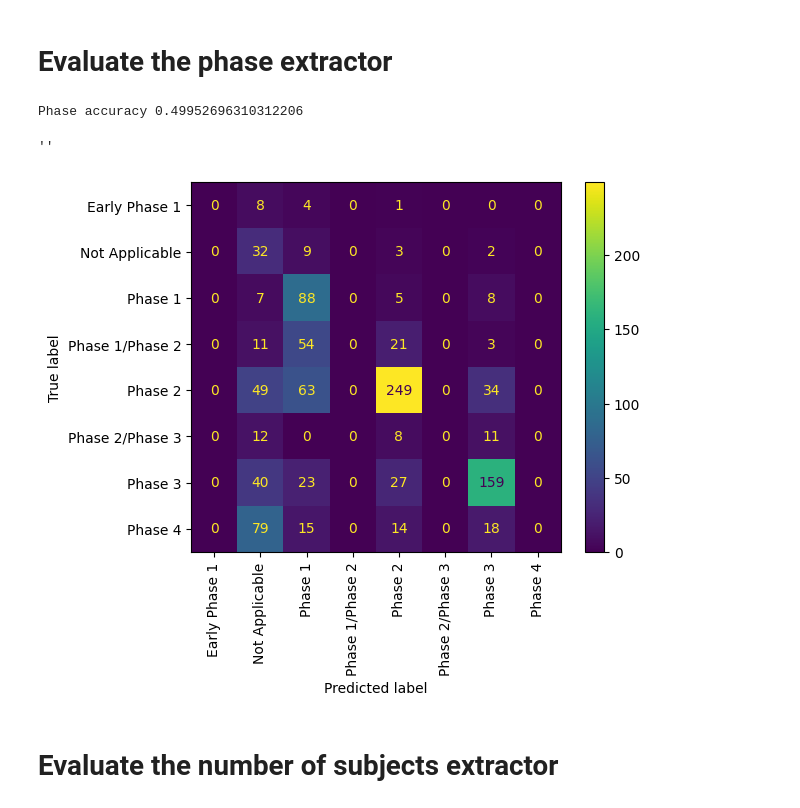
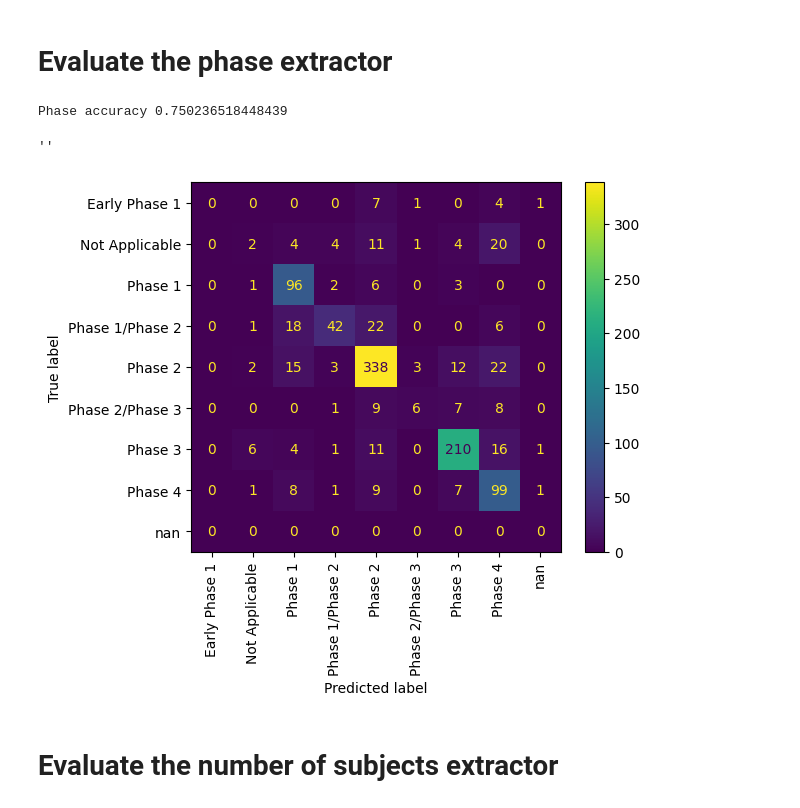
Before and after one commit to fastdatascience/clinical_trial_risk, a Jupyter notebook: validation/EvaluateExistingComponents_on_Ctgov_Val_dataset.ipynb, the cells around one changed output. Cells and saved outputs as stored; diff of their text form; code cells hidden in the pictures.

```diff
--- a/validation/EvaluateExistingComponents_on_Ctgov_Val_dataset.ipynb
+++ b/validation/EvaluateExistingComponents_on_Ctgov_Val_dataset.ipynb
@@ -18,6 +18,8 @@ import json
 sys.path.append('../front_end')
 
 df_annotations = pd.read_csv("../data/ctgov/annotations/all_annotations.csv")
+# %%
+REPO_DIR = os.getcwd() + "/../"
 # %%
 MODELS_DIR = REPO_DIR + '/front_end/models/'
 # %%
@@ -66,6 +91,7 @@ https://scikit-learn.org/stable/model_persistence.html#security-maintainability-
 pred_phase = []
 pred_sap =[]
 pred_num_subjects = []
+pred_num_arms = []
 with open("log_output.txt", "w", encoding="utf-8") as fl:
     def log(l):
         fl.write(l)
@@ -73,7 +99,7 @@ with open("log_output.txt", "w", encoding="utf-8") as fl:
     for i in range(len(df_val)):
         file_name = df_val.file.iloc[i]
 
-        with open("json/" + file_name + ".json", "r", encoding="utf-8") as f:
+        with open(REPO_DIR + "/data/ctgov/json/" + file_name + ".json", "r", encoding="utf-8") as f:
             pages = json.load(f)
 
         results = master_processor.process_protocol(
@@ -84,10 +110,12 @@ with open("log_output.txt", "w", encoding="utf-8") as fl:
         pred_phase.append(results[2]['prediction'])
         pred_sap.append(results[3]['prediction'])
         pred_num_subjects.append(results[5]['prediction'])
+        pred_num_arms.append(results[6]['prediction'])
 # %%
 df_val["pred_phase"] = pred_phase
 df_val["pred_sap"] = pred_sap
 df_val["pred_num_subjects"] = pred_num_subjects
+df_val["pred_num_arms"] = pred_num_arms
 # %% [output]
 A value is trying to be set on a copy of a slice from a DataFrame.
 Try using .loc[row_indexer,col_indexer] = value instead
@@ -137,17 +170,17 @@ pred_phase_preprocessed = df_val_phase_ground_truth_known.pred_phase.map(
     4:'Phase 4'},
 )
 # %%
-acc = accuracy_score(df_val_phase_ground_truth_known.phase.apply(str), pred_phase_preprocessed)
+acc = accuracy_score(df_val_phase_ground_truth_known.phase.apply(str), pred_phase_preprocessed.apply(str))
 print (f"Phase accuracy {acc}")
 # %% [output]
-Phase accuracy 0.49952696310312206
+Phase accuracy 0.750236518448439
 # %%
-ConfusionMatrixDisplay.from_predictions(df_val_phase_ground_truth_known.phase.apply(str), pred_phase_preprocessed)
+ConfusionMatrixDisplay.from_predictions(df_val_phase_ground_truth_known.phase.apply(str), pred_phase_preprocessed.apply(str))
 plt.xticks(rotation=90)
 ;
 # %% [output]
 ''
-[figure, old version]
+[figure, new version]
 # %% [markdown]
 # Evaluate the number of subjects extractor
 # %%
```
Also changed, not shown: parts of 18 cells of this notebook, 2 other files.
